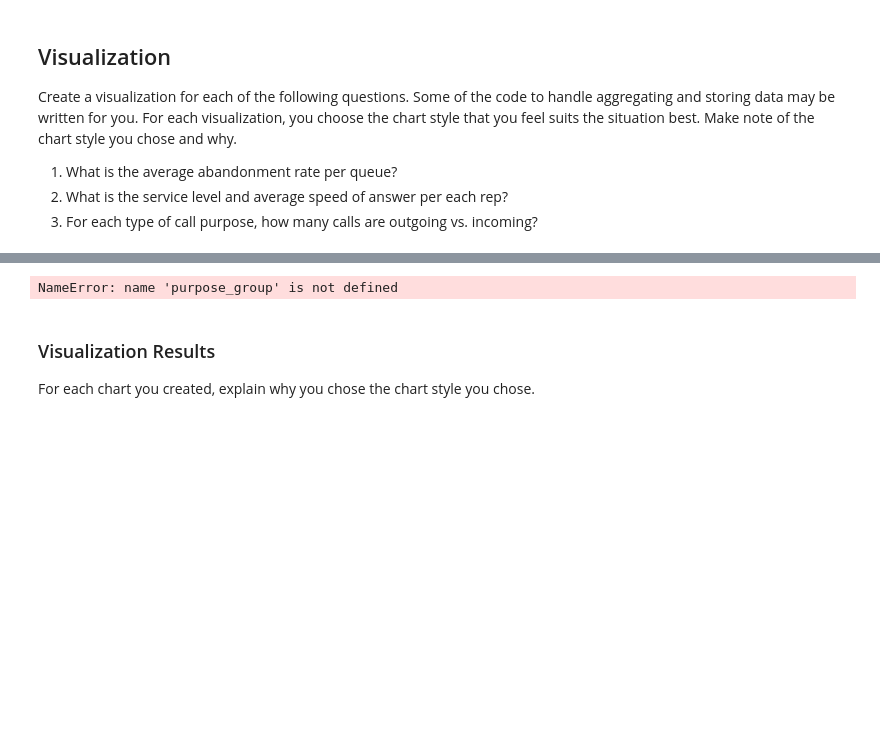
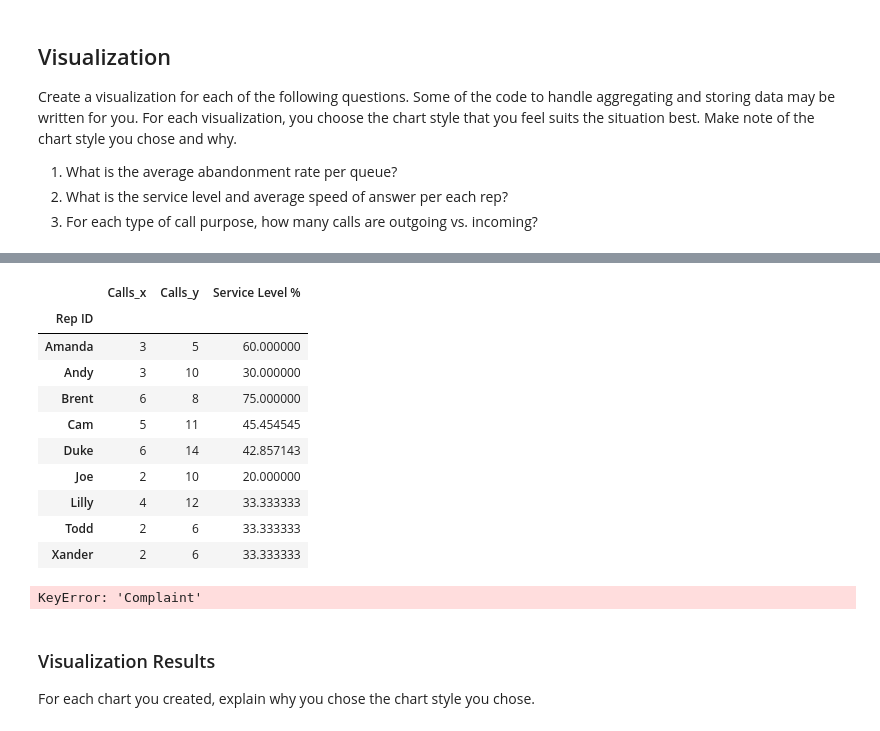
Before and after one commit to Jeeper25/call-center-cleanup-assignment, a Jupyter notebook: Call Center Cleanup.ipynb, the cells around one changed output, grey strips where cells are left out. Saved outputs shown, nothing was run; the diff lists cells and outputs as text; code cells hidden in the pictures; blank space fills up the shorter version.

```diff
--- a/Call Center Cleanup.ipynb
+++ b/Call Center Cleanup.ipynb
@@ -568,13 +585,32 @@ NameError: name 'north' is not defined
+# %%
+#  Table 3: Service Level Percentage created via merge
+service_level = pd.merge(quick_stats, total_stats, on="Rep ID")
+service_level
+# Create Percentage Column in Table 3
+service_level["Service Level %"] = service_level["Calls_x"]/service_level["Calls_y"] * 100
+service_level
+# %% [output]
+|  | Calls_x | Calls_y | Service Level % |
+| Rep ID |  |  |  |
+| Amanda | 3 | 5 | 60.000000 |
+| Andy | 3 | 10 | 30.000000 |
+| Brent | 6 | 8 | 75.000000 |
+| Cam | 5 | 11 | 45.454545 |
+| Duke | 6 | 14 | 42.857143 |
+| Joe | 2 | 10 | 20.000000 |
+| Lilly | 4 | 12 | 33.333333 |
+| Todd | 2 | 6 | 33.333333 |
+| Xander | 2 | 6 | 33.333333 |
 # %%
 # Create visualization 3 here
 # The three dictionaries, complaints, sales_support, and product_support, have the information you need
 
-purpose_counts = purpose_group["Incoming or Outgoing"].value_counts()
+purpose_counts = north_df["Incoming or Outgoing"].value_counts()
 complaints = purpose_counts["Complaint"].to_dict()
 sales_support = purpose_counts["Sales Support"].to_dict()
 product_support = purpose_counts["Product Support"].to_dict()
 # %% [output]
-NameError: name 'purpose_group' is not defined
+KeyError: 'Complaint'
 # %% [markdown]
 ### Visualization Results
 
```
Also changed, not shown: parts of 10 cells of this notebook.
